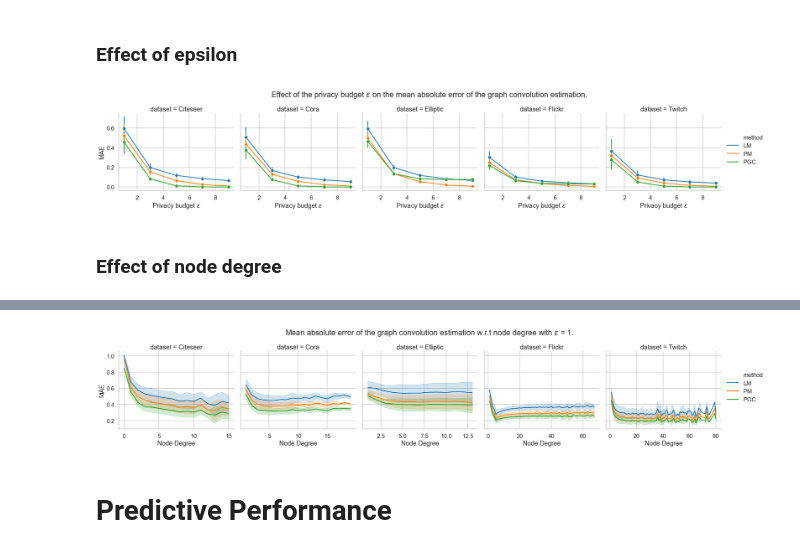
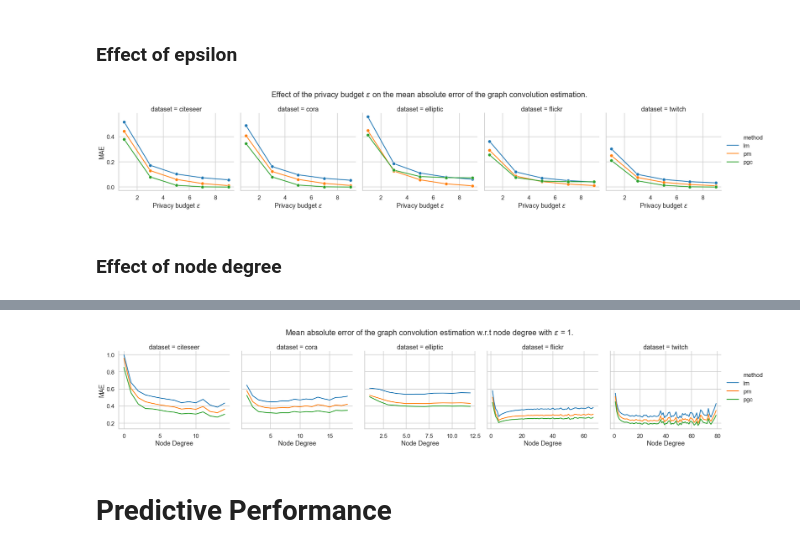
Before and after one commit to sisaman/LPGNN, a Jupyter notebook: results.ipynb, the cells around one changed output, grey strips where cells are left out. Cells and saved outputs as stored; diff of their text form; code cells hidden in the pictures.

```diff
--- a/results.ipynb
+++ b/results.ipynb
@@ -158,17 +97,19 @@ def latex_output(df_results):
 # %% [markdown]
 ### Effect of epsilon
 # %%
-df = load_error_results(
+df = read_tensorboard_logs(
+    path='results/',
+    tasks=['error'],
     datasets=['citeseer', 'cora', 'elliptic', 'flickr', 'twitch'],
     methods=['lm', 'pm', 'pgc'],
-    eps_list=[1, 3, 5, 7, 9]
+    epsilons=[1.0, 3.0, 5.0, 7.0, 9.0],
+    metrics=['mae']
 )
 
-df['dataset'] = df['dataset'].str.title()
-df['method'] = df['method'].str.upper()
+df['eps'] = df['eps'].astype(int)
 
 ax = sns.relplot(
-    kind='line', data=df, x='eps', y='error', hue='method', col='dataset', ci='sd', err_style='bars', marker='o',
+    kind='line', data=df, x='eps', y='value', hue='method', col='dataset', marker='o', ci=None,
     facet_kws=dict(sharex=False, sharey=True), col_wrap=5,
 )
 ax.set_ylabels('MAE')
@@ -176,24 +117,23 @@ ax.set_xlabels('Privacy budget $\epsilon$')
 ax.fig.suptitle('Effect of the privacy budget $\epsilon$ on the mean absolute error of the graph convolution estimation.')
 ax.fig.subplots_adjust(top=.8)
 
-# export_to_file(data=df, x='eps', y='error', hue='method', col='dataset', task='error', expr='eps')
+export_to_csv('figures', df=df, x='eps', y='value', hue='method', col='dataset', row='metric', group='task')
 # %% [output]
-[figure, old version]
+[figure, new version]
 # %% [markdown]
 ### Effect of node degree
 # %%
-df = load_error_results(
+df = read_tensorboard_logs(
+    path='results/',
+    tasks=['error'],
     datasets=['citeseer', 'cora', 'elliptic', 'flickr', 'twitch'],
     methods=['lm', 'pm', 'pgc'],
-    eps_list=[1],
-    max_deg_quantile=0.99
+    epsilons=[1.0],
+    metrics=['mae']
 )
 
-df['dataset'] = df['dataset'].str.title()
-df['method'] = df['method'].str.upper()
-
 ax = sns.relplot(
-    kind='line', data=df, x='degree', y='error', hue='method', col='dataset', ci='sd',
+    kind='line', data=df, x='step', y='value', hue='method', col='dataset',
     facet_kws=dict(sharex=False, sharey=True), col_wrap=5,
 )
 ax.set_ylabels('MAE')
@@ -201,5 +141,5 @@ ax.set_xlabels('Node Degree')
 ax.fig.suptitle('Mean absolute error of the graph convolution estimation w.r.t node degree with $\epsilon$ = 1.')
 ax.fig.subplots_adjust(top=.8)
 
-# export_to_file(data=df, x='degree', y='error', hue='method', col='dataset', task='error', expr='deg')
+export_to_csv('figures', df=df, x='step', y='value', hue='method', col='dataset', row='metric', group='task')
 # %% [output]
@@ -208,4 +146,4 @@ Extracting datasets/Elliptic/raw/elliptic_bitcoin_dataset/vhmlkw9b24sxsfwh5in9jy
-[figure, old version]
+[figure, new version]
 # %% [markdown]
 # Predictive Performance
 # %%
```
Also changed, not shown: parts of 6 cells of this notebook.
